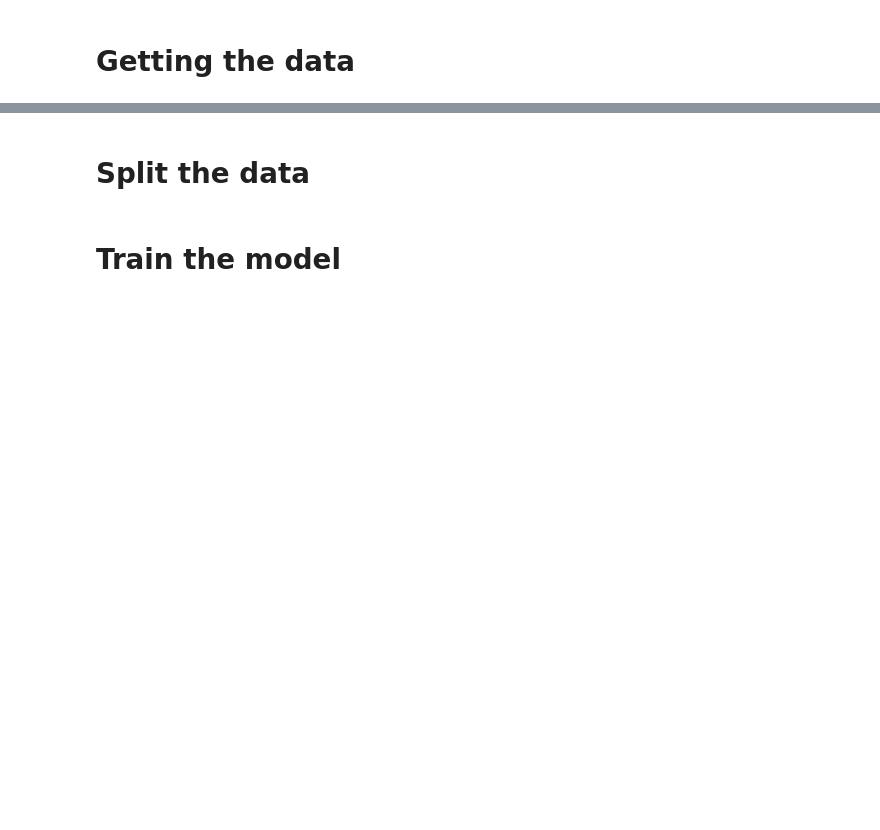
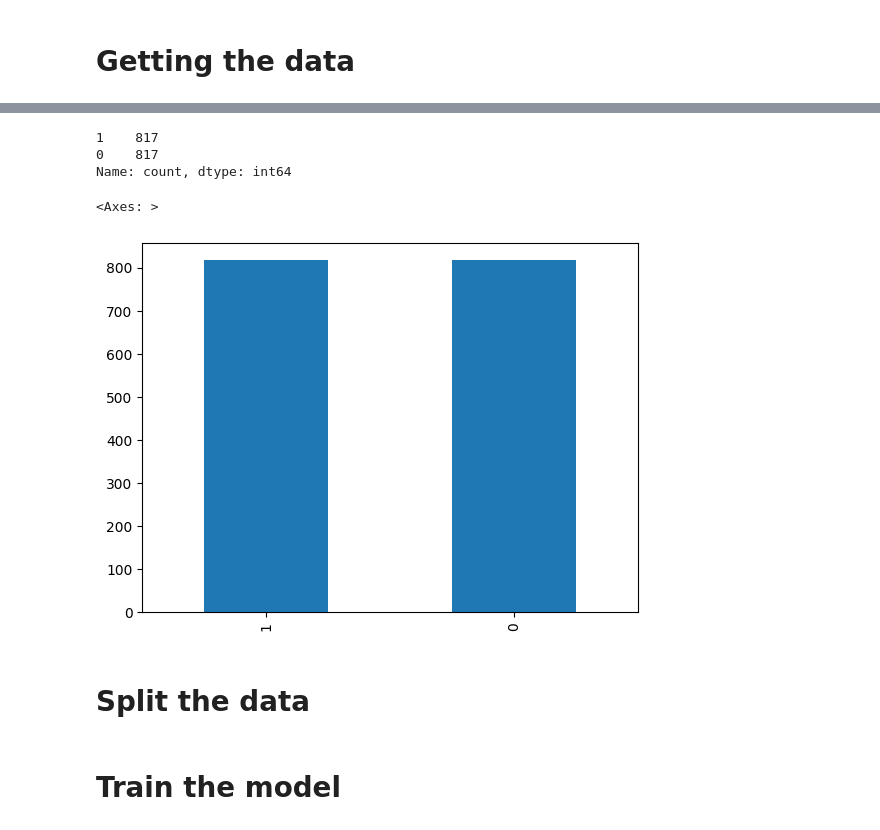
Before and after one commit to mathemaia/studies, a Jupyter notebook: Python/MachineLearning/SupervisedLearning/logistic_regression/logistic_regression.ipynb, the cells around one changed output, grey strips where cells are left out. Cells and saved outputs as stored; diff of their text form; code cells hidden in the pictures; blank space fills up the shorter version.

```diff
--- a/Python/MachineLearning/SupervisedLearning/logistic_regression/logistic_regression.ipynb
+++ b/Python/MachineLearning/SupervisedLearning/logistic_regression/logistic_regression.ipynb
@@ -45,3 +81,15 @@ display(titanic.sample(5))
+# %%
+smote = SMOTE(random_state=42)
+X_smote, y_smote = smote.fit_resample(X, y)
+
+display(pd.Series(y_smote).value_counts())
+pd.Series(y_smote).value_counts().plot.bar()
+# %% [output]
+1    817
+0    817
+Name: count, dtype: int64
+<Axes: >
+[figure, added]
 # %% [markdown]
 #
 # Split the data
```
Also changed, not shown: parts of 18 cells of this notebook.
